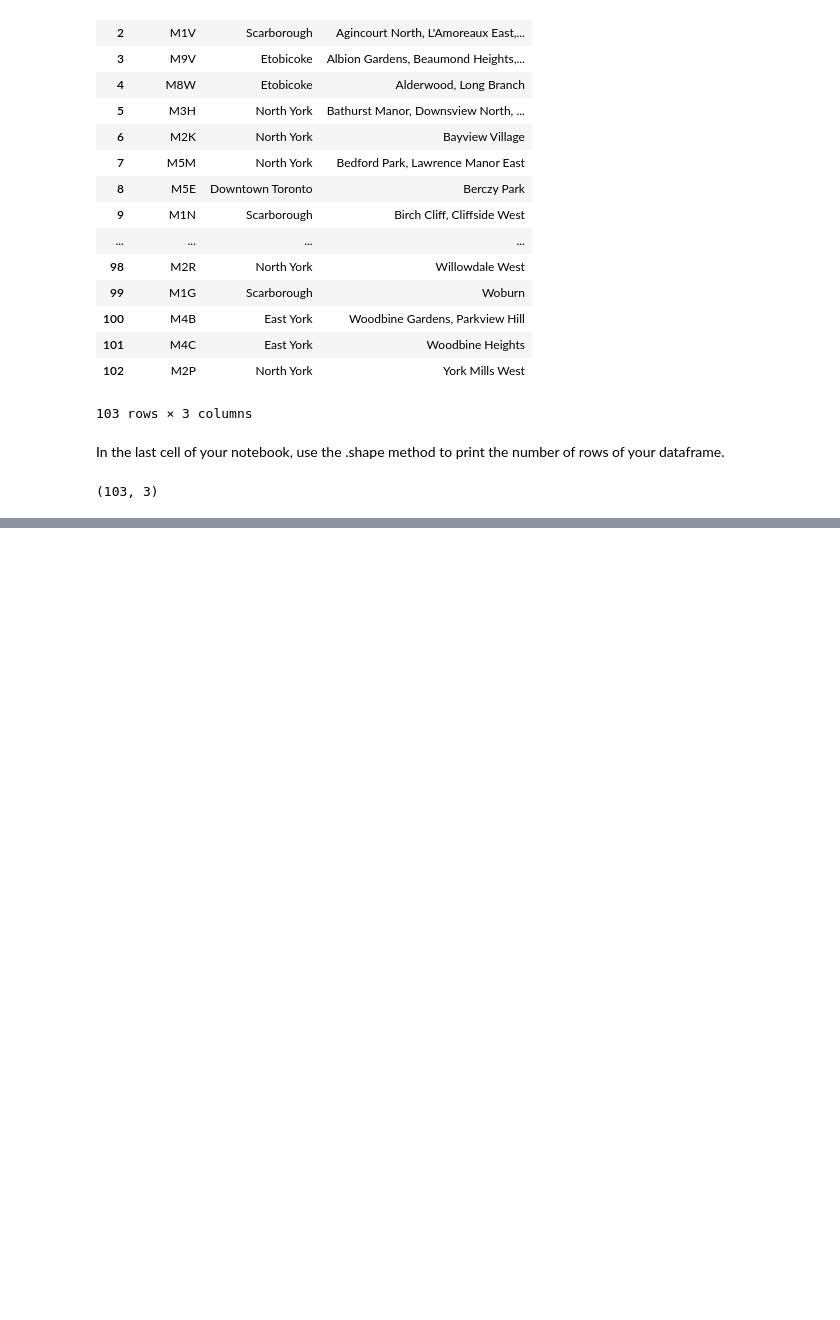
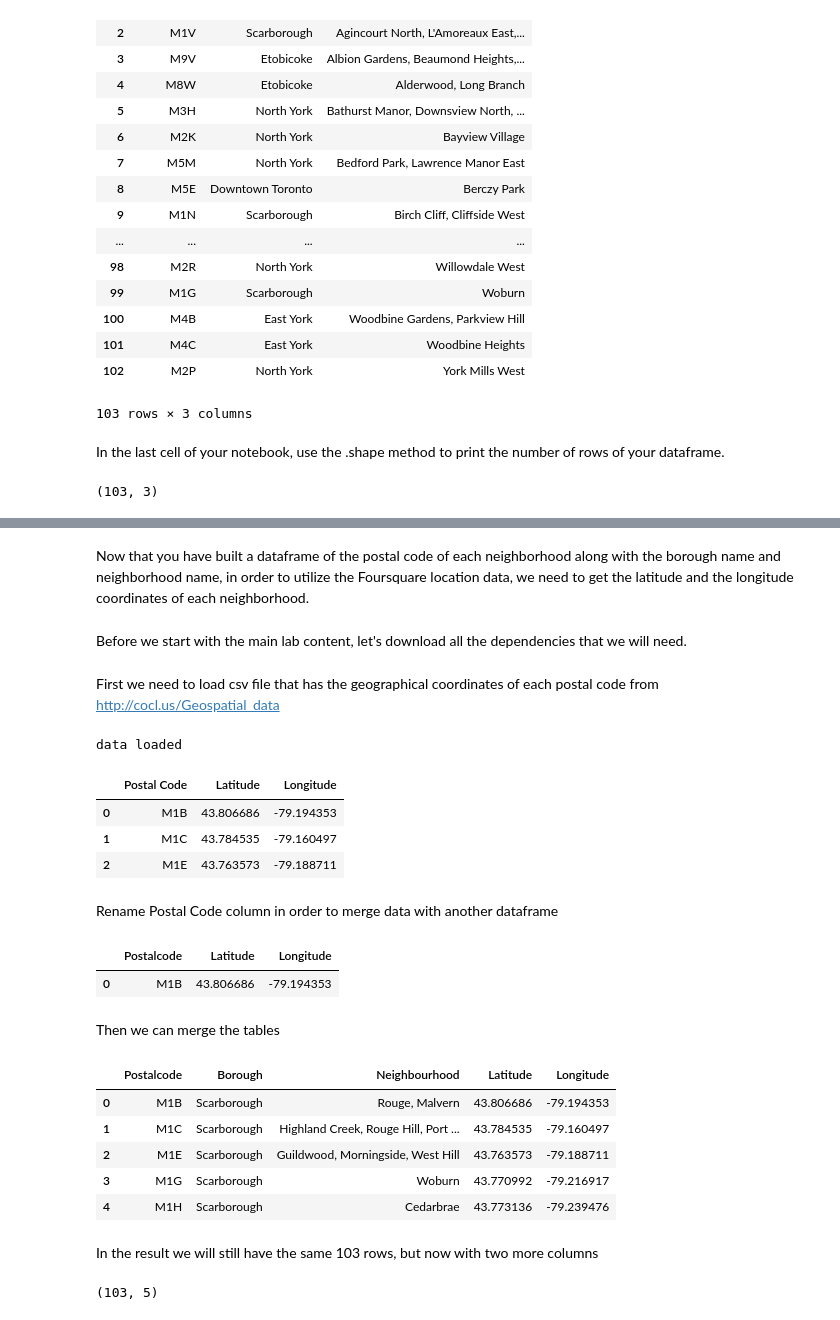
Before and after one commit to yeinel/Segmenting-and-Clustering-Neighborhoods-in-Toronto, a Jupyter notebook: Segmenting-and-Clustering-Neighborhoods.ipynb, the cells around one changed output, grey strips where cells are left out. Saved outputs shown, nothing was run; the diff lists cells and outputs as text; code cells hidden in the pictures; blank space fills up the shorter version.

```diff
--- a/Segmenting-and-Clustering-Neighborhoods.ipynb
+++ b/Segmenting-and-Clustering-Neighborhoods.ipynb
@@ -150,0 +153,4 @@ neighborhoods_data.shape
+# %% [markdown]
+Now that you have built a dataframe of the postal code of each neighborhood along with the borough name and neighborhood name, in order to utilize the Foursquare location data, we need to get the latitude and the longitude coordinates of each neighborhood.
+# %% [markdown]
+Before we start with the main lab content, let's download all the dependencies that we will need.
@@ -150,0 +159,43 @@ neighborhoods_data.shape
+# %% [markdown]
+First we need to load csv file that has the geographical coordinates of each postal code from http://cocl.us/Geospatial_data
+# %%
+csv_file_content=requests.get("http://cocl.us/Geospatial_data").content#get the csv content with the help of requests module
+lat_long_df=pd.read_csv(io.StringIO(csv_file_content.decode('utf-8'))) #convert into pandas dataframe
+print("data loaded")
+# %% [output]
+data loaded
+# %%
+#inspect the content
+lat_long_df.head(3)
+# %% [output]
+|  | Postal Code | Latitude | Longitude |
+| 0 | M1B | 43.806686 | -79.194353 |
+| 1 | M1C | 43.784535 | -79.160497 |
+| 2 | M1E | 43.763573 | -79.188711 |
+# %% [markdown]
+Rename Postal Code column in order to merge data with another dataframe
+# %%
+lat_long_df.rename(columns={'Postal Code': 'Postalcode'}, inplace=True)
+lat_long_df.head(1)
+# %% [output]
+|  | Postalcode | Latitude | Longitude |
+| 0 | M1B | 43.806686 | -79.194353 |
+# %% [markdown]
+Then we can merge the tables
+# %%
+neighborhoods_data = pd.merge(lat_long_df, neighborhoods_data, on='Postalcode')
+neighborhoods_data = neighborhoods_data[['Postalcode', 'Borough', 'Neighbourhood', 'Latitude', 'Longitude']]#change the columns order
+neighborhoods_data.head()
+# %% [output]
+|  | Postalcode | Borough | Neighbourhood | Latitude | Longitude |
+| 0 | M1B | Scarborough | Rouge, Malvern | 43.806686 | -79.194353 |
+| 1 | M1C | Scarborough | Highland Creek, Rouge Hill, Port ... | 43.784535 | -79.160497 |
+| 2 | M1E | Scarborough | Guildwood, Morningside, West Hill | 43.763573 | -79.188711 |
+| 3 | M1G | Scarborough | Woburn | 43.770992 | -79.216917 |
+| 4 | M1H | Scarborough | Cedarbrae | 43.773136 | -79.239476 |
+# %% [markdown]
+In the result we will still have the same 103 rows, but now with two more columns
+# %%
+neighborhoods_data.shape
+# %% [output]
+(103, 5)
```
Also changed, not shown: parts of 2 cells of this notebook.
